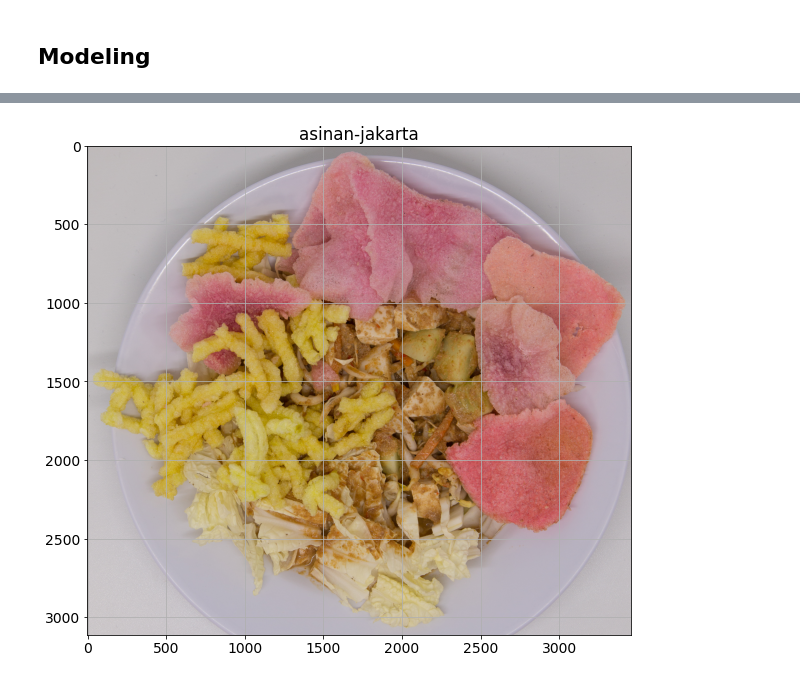
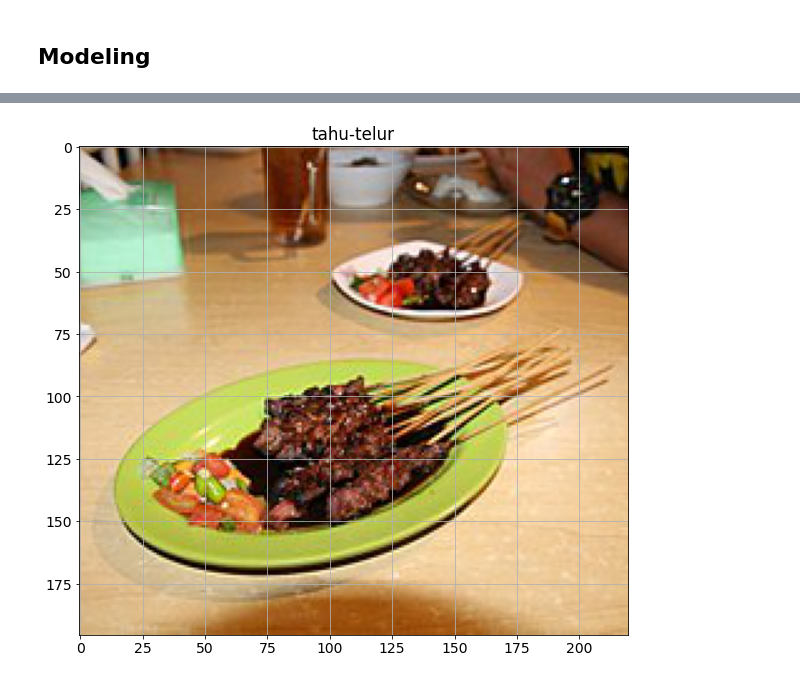
Before and after one commit to lovelyoyrmia/Foedtra, a Jupyter notebook: Machine Learning/foedtra_modelv3.ipynb, the cells around one changed output, grey strips where cells are left out. Drawn from its saved outputs; the diff is of its cells as text; code cells hidden in the pictures.

```diff
--- a/Machine Learning/foedtra_modelv3.ipynb
+++ b/Machine Learning/foedtra_modelv3.ipynb
@@ -139,6 +139,7 @@ model = Sequential([
         MaxPooling2D(2, 2),
         Conv2D(64, (3, 3), activation='relu'),
         MaxPooling2D(2, 2),
+        Dropout(0.5),
         Flatten(),
         Dense(512, activation='relu'),
         Dense(34, activation='softmax')
@@ -301,10 +302,10 @@ def predict_image(path_image):
   img = plt.imread(path_image)
   plt.imshow(img)
   plt.show()
-# %%
-predict_image('/content/drive/MyDrive/Capstone Project - Foedtra/dataset/dev/asinan-jakarta/IMG_7856.jpg')
-# %% [output]
-[figure, removed]
+# %%
+predict_image('/content/220px-Sate_Maranggi_1.jpg')
+# %% [output]
+[figure, added]
 # %%
 predictions = np.argmax(model.predict(test_images), axis=1)
 cm = confusion_matrix(test_images.labels, predictions)
```
Also changed, not shown: parts of 14 cells of this notebook.
